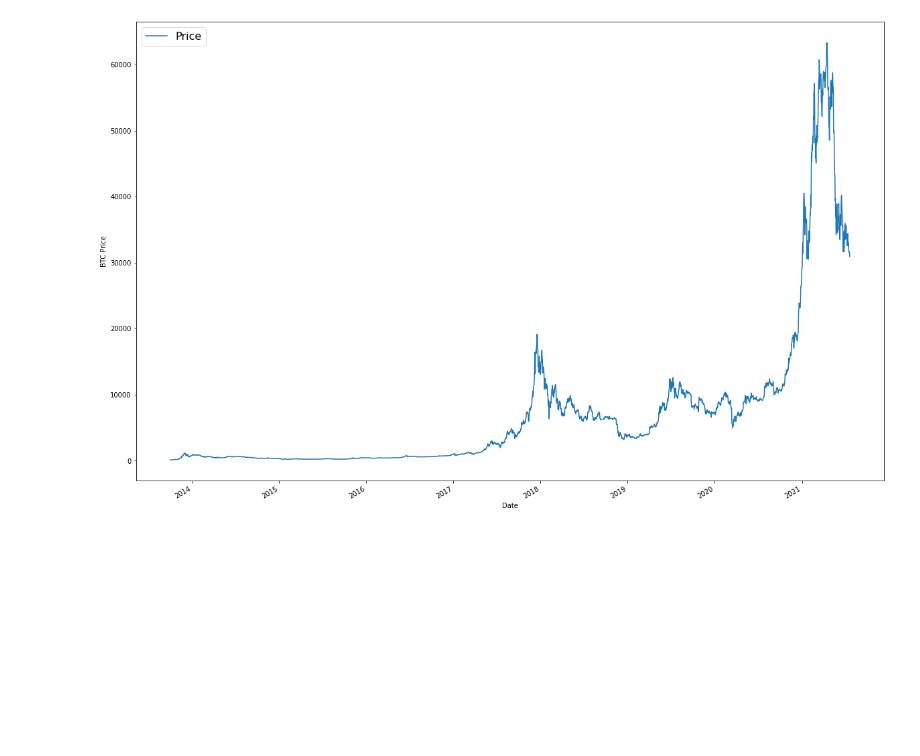
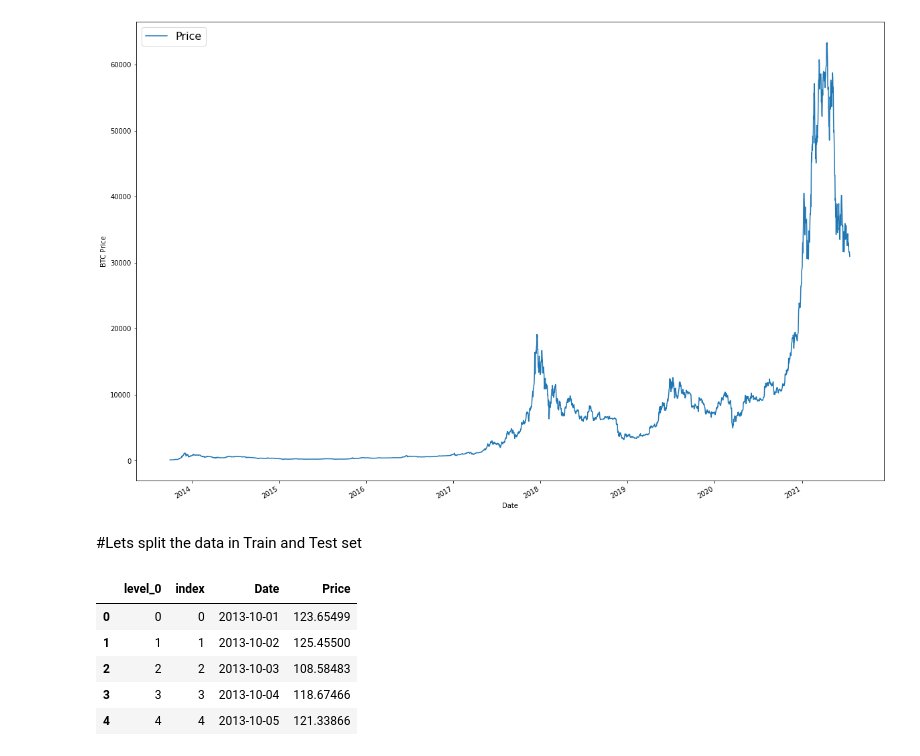
Before and after one commit to hrushikute/DataAnalytics, a Jupyter notebook: Forecasting_Time_series_Tensorflow.ipynb, the cells around one changed output. Saved outputs shown, nothing was run; the diff lists cells and outputs as text; code cells hidden in the pictures; blank space fills up the shorter version.

```diff
--- a/Forecasting_Time_series_Tensorflow.ipynb
+++ b/Forecasting_Time_series_Tensorflow.ipynb
@@ -36,3 +36,5 @@ plt.legend(fontsize=16)
 # %% [output]
 <matplotlib.legend.Legend at 0x...>
 [figure]
+# %% [markdown]
+#Lets split the data in Train and Test set
@@ -38,0 +44,9 @@ plt.legend(fontsize=16)
+# %%
+bitcoin_data.head()
+# %% [output]
+|  | level_0 | index | Date | Price |
+| 0 | 0 | 0 | 2013-10-01 | 123.65499 |
+| 1 | 1 | 1 | 2013-10-02 | 125.45500 |
+| 2 | 2 | 2 | 2013-10-03 | 108.58483 |
+| 3 | 3 | 3 | 2013-10-04 | 118.67466 |
+| 4 | 4 | 4 | 2013-10-05 | 121.33866 |
```
Also changed, not shown: parts of 4 cells of this notebook.
